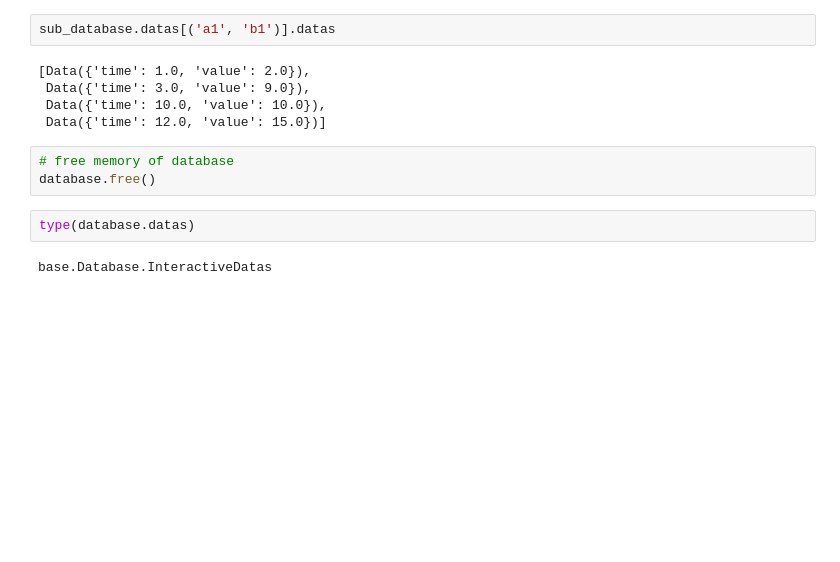
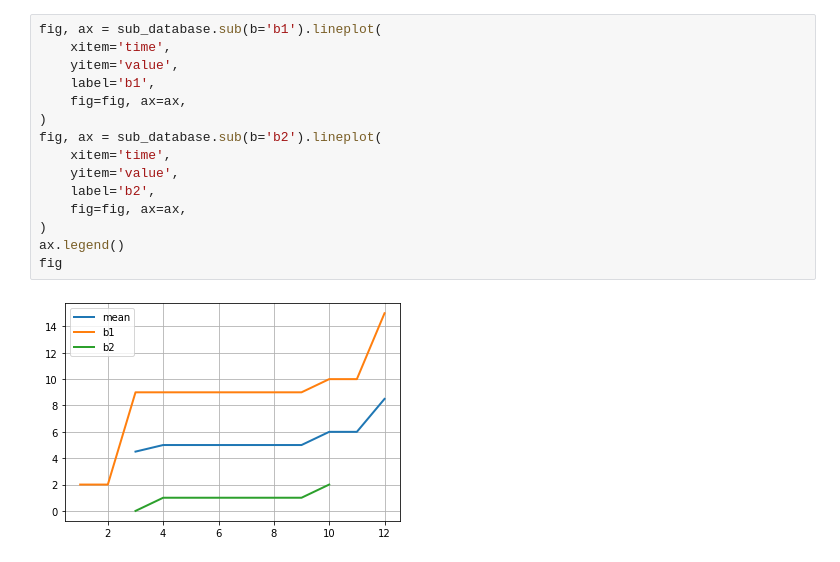
Before and after one commit to nariaki3551/SumExp, a Jupyter notebook: sumexp/example.ipynb, the cells around one changed output. Cells and saved outputs as stored; diff of their text form; blank space fills up the shorter version.

```diff
--- a/sumexp/example.ipynb
+++ b/sumexp/example.ipynb
@@ -69,14 +187,17 @@ Dataset(../storage_example/a1_b1.txt)
-# %%
-sub_database.datas[('a1', 'b1')].datas
-# %% [output]
-[Data({'time': 1.0, 'value': 2.0}),
- Data({'time': 3.0, 'value': 9.0}),
- Data({'time': 10.0, 'value': 10.0}),
- Data({'time': 12.0, 'value': 15.0})]
-# %%
-# free memory of database
-database.free()
-# %%
-type(database.datas)
-# %% [output]
-base.Database.InteractiveDatas
+# %%
+fig, ax = sub_database.sub(b='b1').lineplot(
+    xitem='time',
+    yitem='value',
+    label='b1',
+    fig=fig, ax=ax,
+)
+fig, ax = sub_database.sub(b='b2').lineplot(
+    xitem='time',
+    yitem='value',
+    label='b2',
+    fig=fig, ax=ax,
+)
+ax.legend()
+fig
+# %% [output]
+[figure, added]
```
Also changed, not shown: parts of 33 cells of this notebook, 6 other files.
